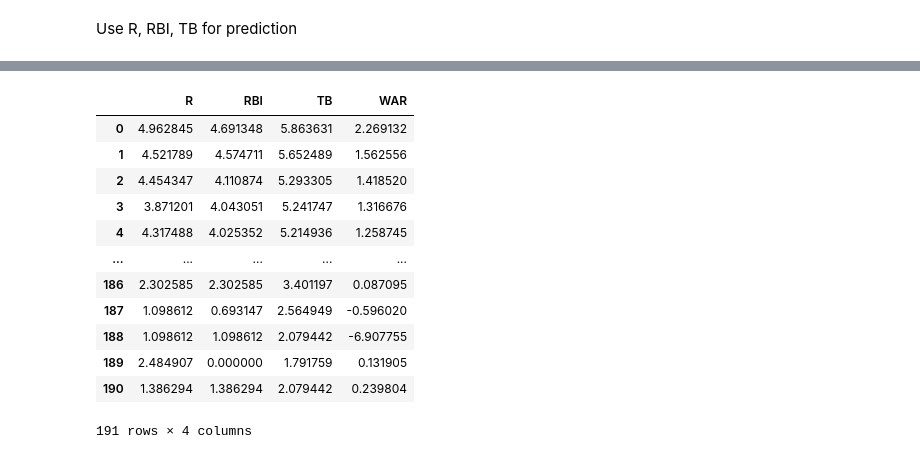
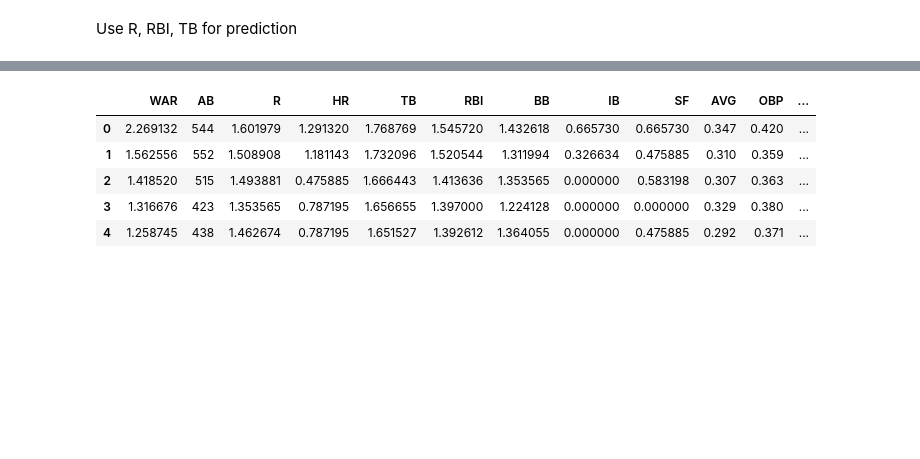
Before and after one commit to Hyun3246/KBO-Stat-Analysis, a Jupyter notebook: Notebooks/02_Data_Glancing.ipynb, the cells around one changed output, grey strips where cells are left out. Cells and saved outputs as stored; diff of their text form; code cells hidden in the pictures; blank space fills up the shorter version.

```diff
--- a/Notebooks/02_Data_Glancing.ipynb
+++ b/Notebooks/02_Data_Glancing.ipynb
@@ -103,0 +136,4 @@ R.hist(bins=15, figsize=(7, 3))
+# %%
+# add 1.351 to WAR (to make all value > 0)
+df["WAR"] = df["WAR"] + 1.351
+df["WAR"].describe()
@@ -104,4 +151,5 @@ R.hist(bins=15, figsize=(7, 3))
 # %%
-RBI.hist(bins=15, figsize=(7, 3))
+df["WAR"] = log_transformer.fit_transform(df["WAR"])
+df["WAR"].hist(bins=15, figsize=(7, 3))
 # %% [output]
 <Axes: >
@@ -148,17 +157,10 @@ final_df["WAR"] = WAR
-# %%
-final_df
-# %% [output]
-|  | R | RBI | TB | WAR |
-| 0 | 4.962845 | 4.691348 | 5.863631 | 2.269132 |
-| 1 | 4.521789 | 4.574711 | 5.652489 | 1.562556 |
-| 2 | 4.454347 | 4.110874 | 5.293305 | 1.418520 |
-| 3 | 3.871201 | 4.043051 | 5.241747 | 1.316676 |
-| 4 | 4.317488 | 4.025352 | 5.214936 | 1.258745 |
-| ... | ... | ... | ... | ... |
-| 186 | 2.302585 | 2.302585 | 3.401197 | 0.087095 |
-| 187 | 1.098612 | 0.693147 | 2.564949 | -0.596020 |
-| 188 | 1.098612 | 1.098612 | 2.079442 | -6.907755 |
-| 189 | 2.484907 | 0.000000 | 1.791759 | 0.131905 |
-| 190 | 1.386294 | 1.386294 | 2.079442 | 0.239804 |
-191 rows × 4 columns
+# %%
+df.head()
+# %% [output]
+|  | WAR | AB | R | HR | TB | RBI | BB | IB | SF | AVG | OBP | ... |
+| 0 | 2.269132 | 544 | 1.601979 | 1.291320 | 1.768769 | 1.545720 | 1.432618 | 0.665730 | 0.665730 | 0.347 | 0.420 | ... |
+| 1 | 1.562556 | 552 | 1.508908 | 1.181143 | 1.732096 | 1.520544 | 1.311994 | 0.326634 | 0.475885 | 0.310 | 0.359 | ... |
+| 2 | 1.418520 | 515 | 1.493881 | 0.475885 | 1.666443 | 1.413636 | 1.353565 | 0.000000 | 0.583198 | 0.307 | 0.363 | ... |
+| 3 | 1.316676 | 423 | 1.353565 | 0.787195 | 1.656655 | 1.397000 | 1.224128 | 0.000000 | 0.000000 | 0.329 | 0.380 | ... |
+| 4 | 1.258745 | 438 | 1.462674 | 0.787195 | 1.651527 | 1.392612 | 1.364055 | 0.000000 | 0.475885 | 0.292 | 0.371 | ... |
 # %%
```
Also changed, not shown: parts of 18 cells of this notebook, 1 other file.
